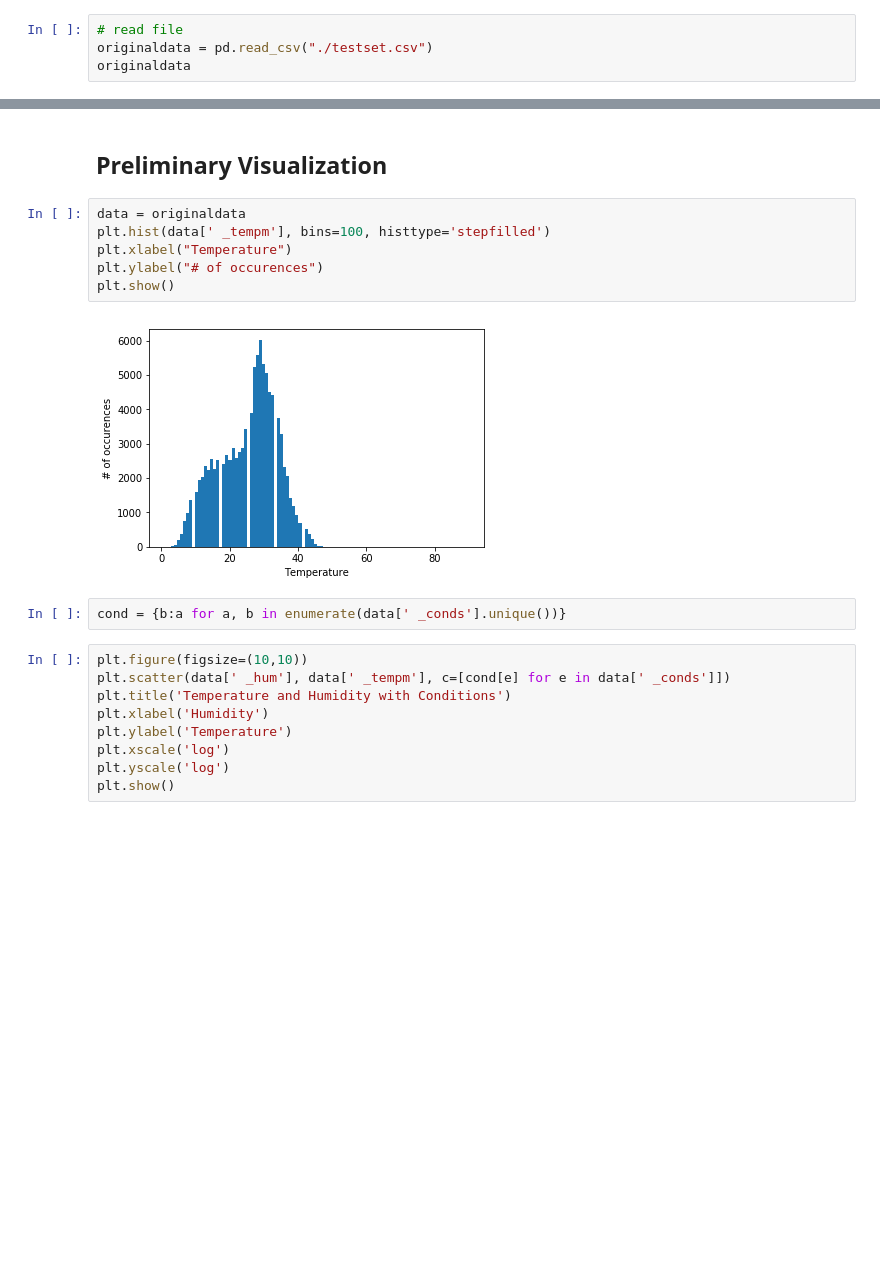
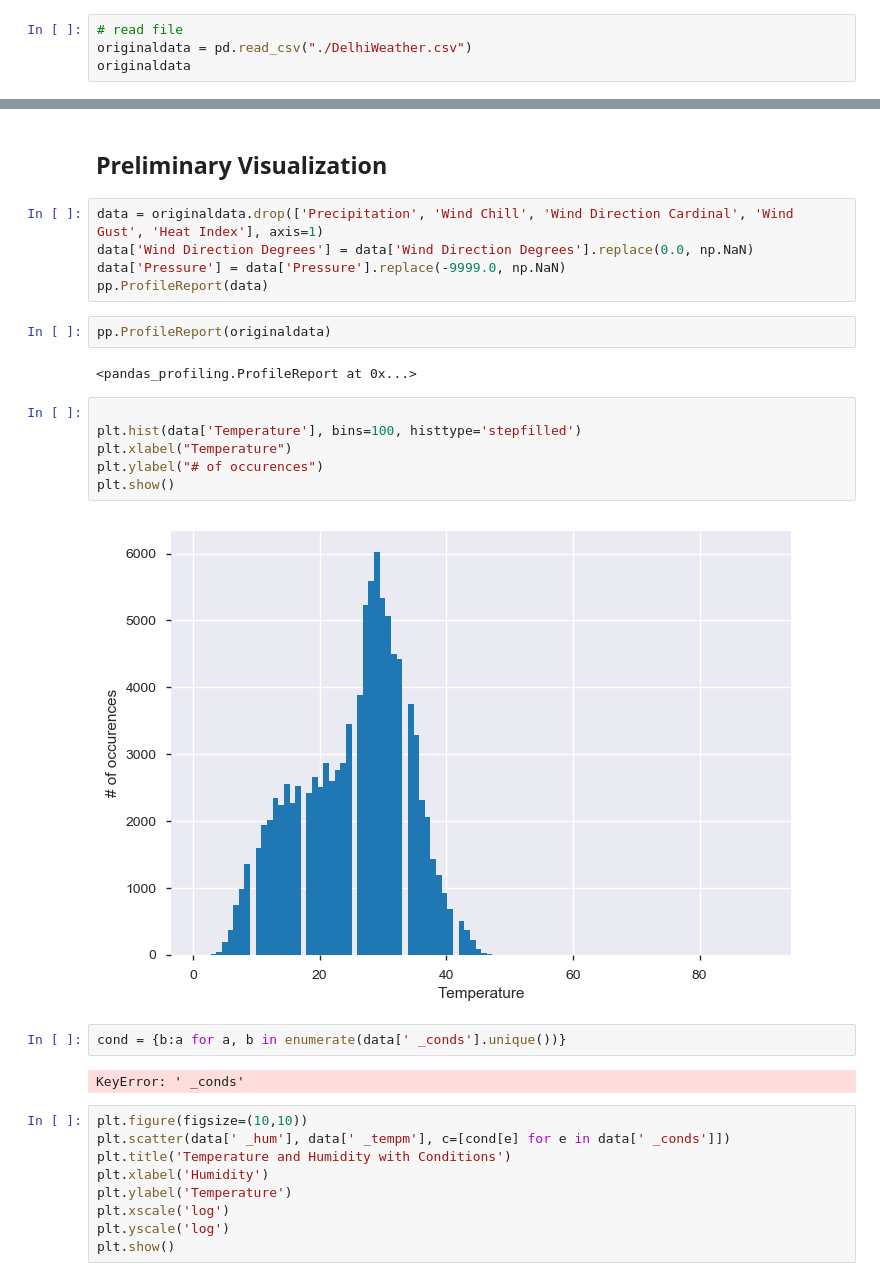
Before and after one commit to rohitkyadv/STAT517, a Jupyter notebook: Final Project.ipynb, the cells around one changed output, grey strips where cells are left out. Saved outputs shown, nothing was run; the diff lists cells and outputs as text; blank space fills up the shorter version.

```diff
--- a/Final Project.ipynb
+++ b/Final Project.ipynb
@@ -18,5 +21,5 @@ import time
 # %%
 # read file
-originaldata = pd.read_csv("./testset.csv")
+originaldata = pd.read_csv("./DelhiWeather.csv")
 originaldata
 # %% [output]
@@ -29,15 +53,26 @@ NameError: name 'originaldata' is not defined
 # %% [markdown]
 ## Preliminary Visualization
+# %%
+data = originaldata.drop(['Precipitation', 'Wind Chill', 'Wind Direction Cardinal', 'Wind Gust', 'Heat Index'], axis=1)
+data['Wind Direction Degrees'] = data['Wind Direction Degrees'].replace(0.0, np.NaN)
+data['Pressure'] = data['Pressure'].replace(-9999.0, np.NaN)
+pp.ProfileReport(data)
+# %%
+pp.ProfileReport(originaldata)
+# %% [output]
+<pandas_profiling.ProfileReport at 0x...>
 # %%
-data = originaldata
-plt.hist(data[' _tempm'], bins=100, histtype='stepfilled')
+
+plt.hist(data['Temperature'], bins=100, histtype='stepfilled')
 plt.xlabel("Temperature")
 plt.ylabel("# of occurences")
 plt.show()
 # %% [output]
-[figure, old version]
+[figure, new version]
 # %%
 cond = {b:a for a, b in enumerate(data[' _conds'].unique())}
+# %% [output]
+KeyError: ' _conds'
 # %%
 plt.figure(figsize=(10,10))
 plt.scatter(data[' _hum'], data[' _tempm'], c=[cond[e] for e in data[' _conds']])
```
Also changed, not shown: parts of 14 cells of this notebook, 3 other files.
